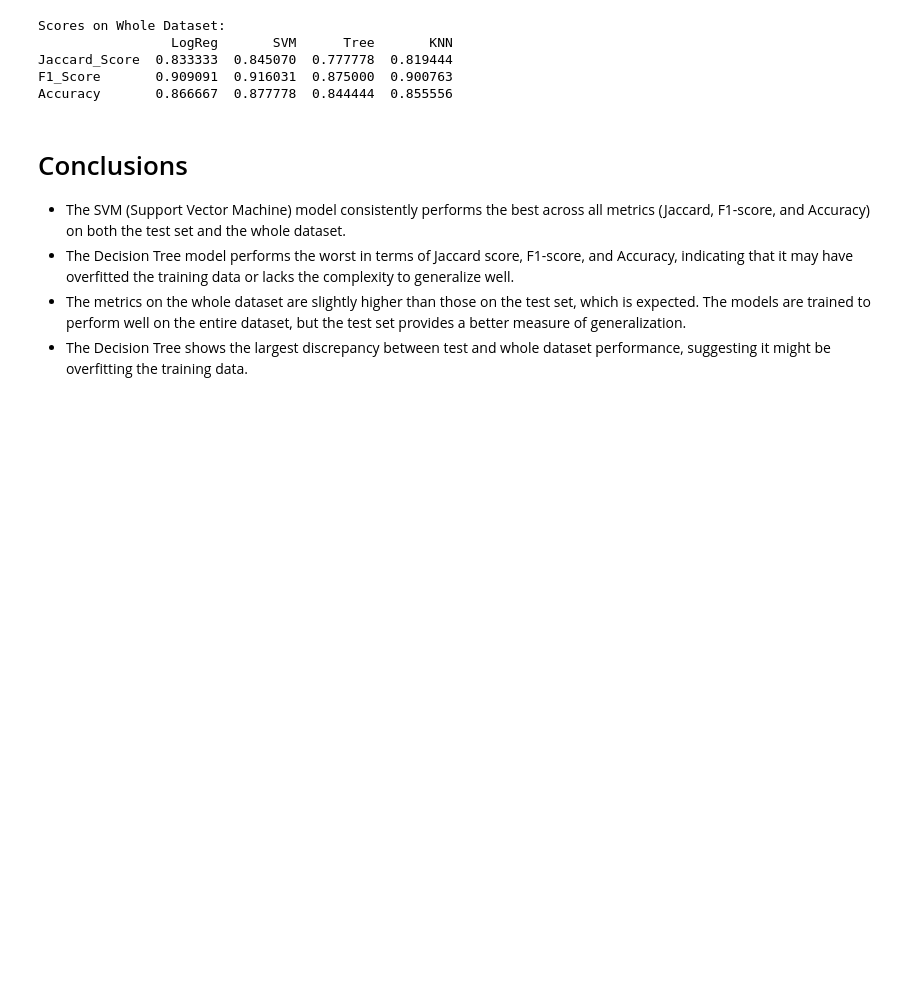
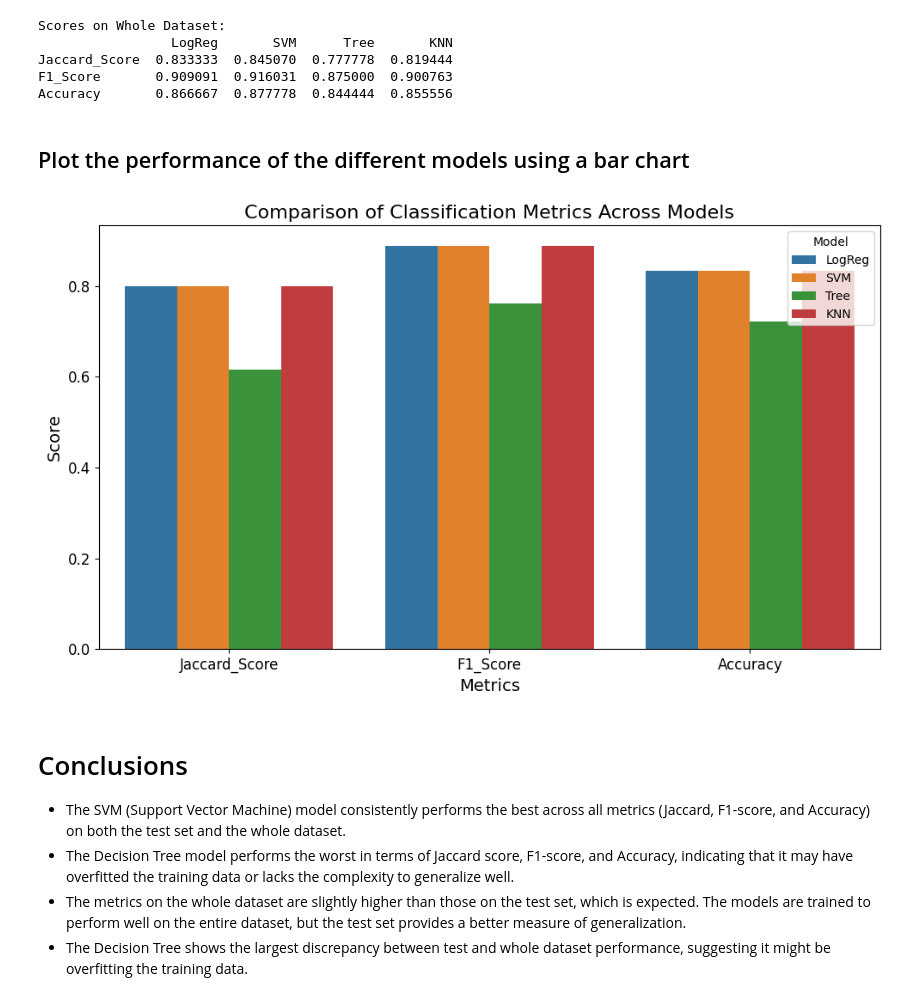
Before and after one commit to camthorsen/applied-data-science-capstone, a Jupyter notebook: notebooks/M4-spacex-machine-learning-prediction.ipynb, the cells around one changed output. Cells and saved outputs as stored; diff of their text form; code cells hidden in the pictures; blank space fills up the shorter version.

Commit message:
feat: Create bar chart to compare models

```diff
--- a/notebooks/M4-spacex-machine-learning-prediction.ipynb
+++ b/notebooks/M4-spacex-machine-learning-prediction.ipynb
@@ -504,6 +504,41 @@ Scores on Whole Dataset:
 Jaccard_Score  0.833333  0.845070  0.777778  0.819444
 F1_Score       0.909091  0.916031  0.875000  0.900763
 Accuracy       0.866667  0.877778  0.844444  0.855556
+# %% [markdown]
+## Plot the performance of the different models using a bar chart
+# %%
+import matplotlib.pyplot as plt
+import seaborn as sns
+import pandas as pd
+import numpy as np
+
+# Create the data as per the provided results
+scores_test = pd.DataFrame(
+    np.array([
+        [0.800000, 0.800000, 0.615385, 0.800000],  # Jaccard Score
+        [0.888889, 0.888889, 0.761905, 0.888889],  # F1 Score
+        [0.833333, 0.833333, 0.722222, 0.833333],  # Accuracy
+    ]),
+    index=['Jaccard_Score', 'F1_Score', 'Accuracy'],
+    columns=['LogReg', 'SVM', 'Tree', 'KNN']
+)
+
+# Convert data to long format for seaborn
+scores_long = scores_test.reset_index().melt(id_vars='index', var_name='Model', value_name='Score')
+
+# Plot the data
+plt.figure(figsize=(10, 6))
+sns.barplot(data=scores_long, x='index', y='Score', hue='Model', errorbar=None)
+plt.title('Comparison of Classification Metrics Across Models', fontsize=16)
+plt.xlabel('Metrics', fontsize=14)
+plt.ylabel('Score', fontsize=14)
+plt.legend(title='Model', loc='upper right')
+plt.xticks(fontsize=12)
+plt.yticks(fontsize=12)
+plt.tight_layout()
+plt.show()
+# %% [output]
+[figure, added]
 # %% [markdown]
 # Conclusions
 - The SVM (Support Vector Machine) model consistently performs the best across all metrics (Jaccard, F1-score, and Accuracy) on both the test set and the whole dataset.
```
